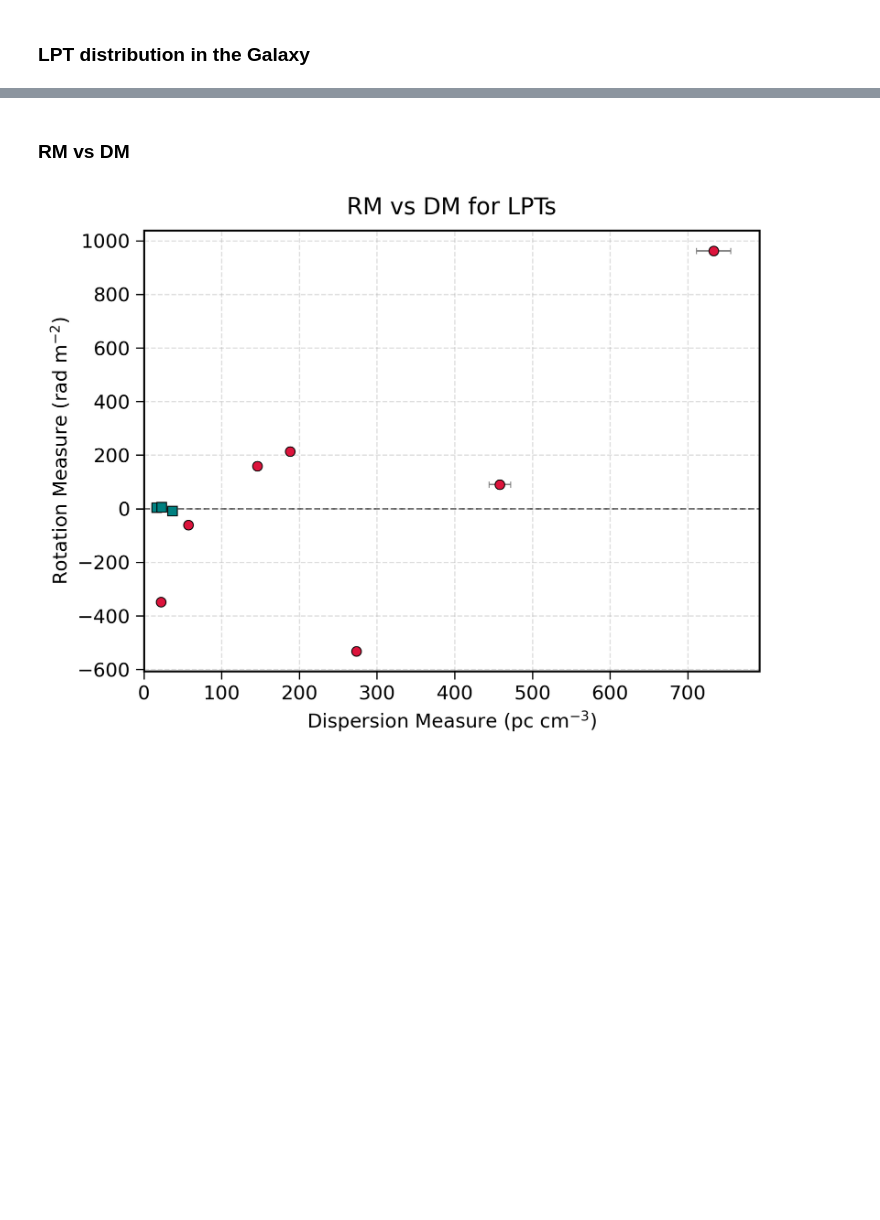
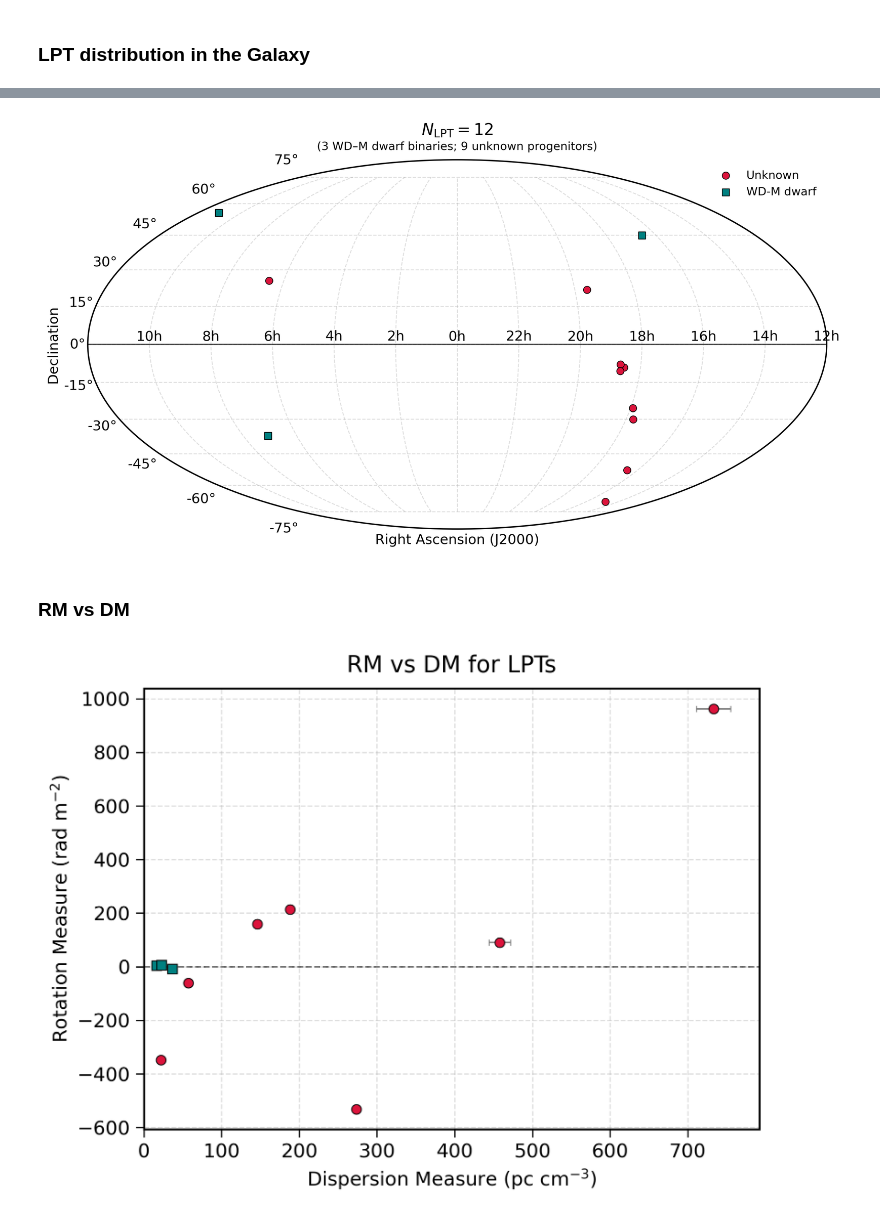
Before and after one commit to PSR-Jake/lptcat, a Jupyter notebook: LPT_plots.ipynb, the cells around one changed output, grey strips where cells are left out. Drawn from its saved outputs; the diff is of its cells as text; code cells hidden in the pictures; blank space fills up the shorter version.

```diff
--- a/LPT_plots.ipynb
+++ b/LPT_plots.ipynb
@@ -150,3 +165,102 @@ plt.show()
+# %%
+# Input Galactic coordinates
+l = np.asarray(lpts["Gal_l (deg)"], dtype=float)
+b = np.asarray(lpts["Gal_b (deg)"], dtype=float)
+
+c_gal = SkyCoord(l=l*u.deg, b=b*u.deg, frame="galactic")
+c_eq  = c_gal.fk5
+
+# Wrap RA to [-180, 180] for Mollweide
+# Astronomical convention: RA increases to the left
+# ra = c_eq.ra.wrap_at(180*u.deg).degree
+ra = -c_eq.ra.wrap_at(180*u.deg).degree
+dec = c_eq.dec.degree
+
+ra_rad  = np.radians(ra)
+dec_rad = np.radians(dec)
+
+# =========================
+# Figure setup (publication-ready)
+# =========================
+plt.rcParams.update({
+    "font.size": 12,
+    "axes.linewidth": 1.2,
+    "xtick.major.size": 5,
+    "ytick.major.size": 5,
+})
+
+fig, ax = plt.subplots(
+    figsize=(10, 5.5),
+    dpi=300,
+    subplot_kw={"projection": "mollweide"}
+)
+
+# Celestial equator
+ra_eq = np.linspace(-180, 180, 1000)
+ax.plot(
+    np.radians(-ra_eq),   # note the minus sign
+    np.zeros_like(ra_eq),
+    color="black",
+    lw=1.2,
+    alpha=0.7,
+)
+
+# =========================
+# Plot LPTs
+# =========================
+ax.scatter(
+        ra_rad[unk_idx], dec_rad[unk_idx],
+        s=40,
+        color="crimson",
+        edgecolor="black",
+        linewidth=0.6,
+        zorder=5,
+        label='Unknown'
+    )
+
+ax.scatter(
+        ra_rad[WD_idx], dec_rad[WD_idx],
+        marker='s',
+        s=40,
+        color="teal",
+        edgecolor="black",
+        linewidth=0.6,
+        zorder=5,
+        label='WD-M dwarf'
+    )
+
+ax.grid(True, alpha=0.4, linestyle="--")
+
+# RA ticks (in degrees or hours)
+xticks = np.arange(-150, 181, 30)
+ax.set_xticks(np.radians(xticks))
+ax.set_xticklabels([f"{((-x) % 360) / 15:.0f}h" for x in xticks])
+
+ax.set_xlabel(r"Right Ascension (J2000)")
+ax.set_ylabel(r"Declination")
+
+ax.set_title(
+    rf"$N_{{\rm LPT}} = {N_LPT}$",
+    pad=22,
+    fontsize=14,
+)
+
+ax.text(
+    0.5, 1.02,
+    rf"({N_LPT_WD} WD–M dwarf binaries; {N_LPT_unk} unknown progenitors)",
+    transform=ax.transAxes,
+    ha="center",
+    va="bottom",
+    fontsize=10,
+)
+
+ax.legend(frameon=False, fontsize="small")
+
+plt.tight_layout()
+# plt.savefig("lpt_distribution_equatorial.png")
+plt.show()
+# %% [output]
+[figure, added]
 # %% [markdown]
 ### RM vs DM
 # %%
```
Also changed, not shown: parts of 3 cells of this notebook.
